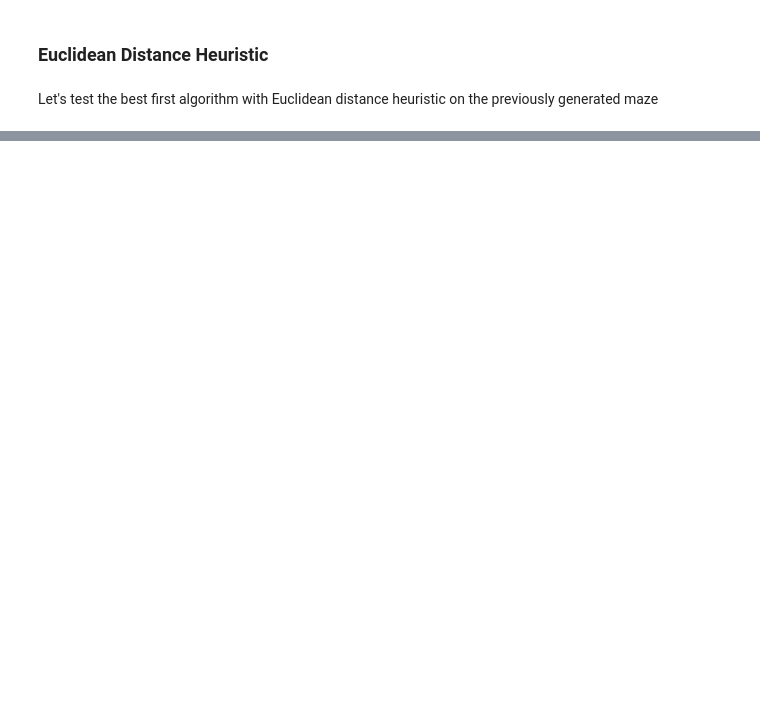
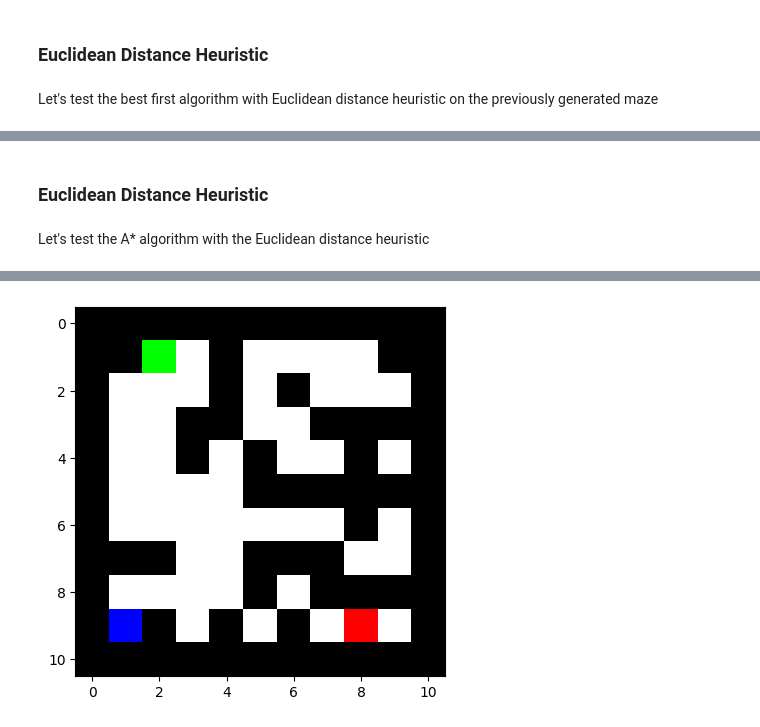
Before and after one commit to CarlinoCalogero/univaq-ase-caianiello-ai-assignments, a Jupyter notebook: assignment_1/code/notebook.ipynb, the cells around one changed output, grey strips where cells are left out. Cells and saved outputs as stored; diff of their text form; code cells hidden in the pictures; blank space fills up the shorter version.

```diff
--- a/assignment_1/code/notebook.ipynb
+++ b/assignment_1/code/notebook.ipynb
@@ -89,0 +132,13 @@ AttributeError: module 'heuristics.euclidean' has no attribute 'manhattan_distan
+# %% [markdown]
+### Euclidean Distance Heuristic
+# %% [markdown]
+Let's test the A* algorithm with the Euclidean distance heuristic
+# %%
+euclidean_distance_heuristic_a_star_start_time = time.time()
+euclidean_distance_heuristic_a_star_path = agent.a_star(euclidean.euclidean_distance_heuristic)
+euclidean_distance_heuristic_a_star_end_time = time.time() - euclidean_distance_heuristic_a_star_start_time
+print(TIMESTAMP_STRING % euclidean_distance_heuristic_a_star_end_time)
+print(PATH_LENGTH_STRING % len(euclidean_distance_heuristic_a_star_path))
+animation.animate(maze, euclidean_distance_heuristic_a_star_path, VIDEO_FILE_NAMES[EUCLIDEAN_DISTANCE_HEURISTIC_A_STAR_VIDEO_FILE_NAME])
+Video(VIDEO_FILE_NAMES[EUCLIDEAN_DISTANCE_HEURISTIC_A_STAR_VIDEO_FILE_NAME])
+# %% [output]
@@ -89,0 +147 @@ AttributeError: module 'heuristics.euclidean' has no attribute 'manhattan_distan
+[figure, added]
```
Also changed, not shown: parts of 22 cells of this notebook.
